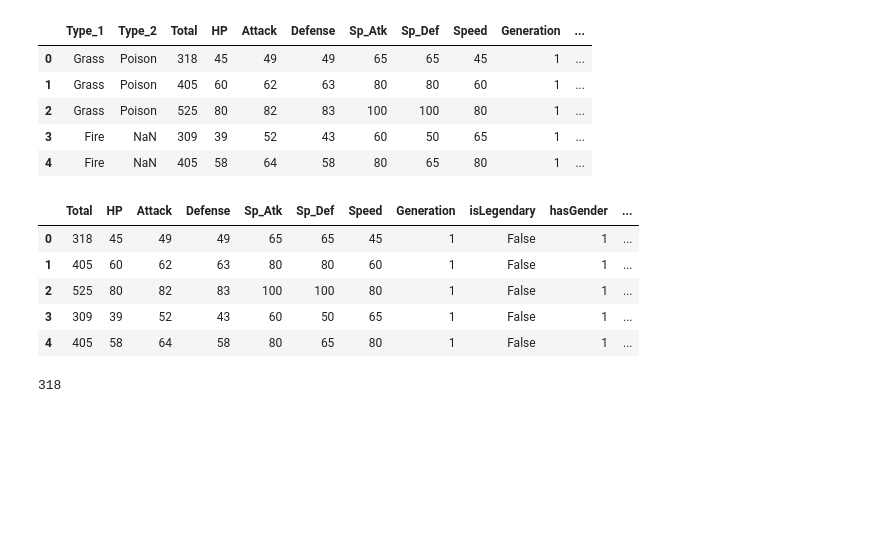
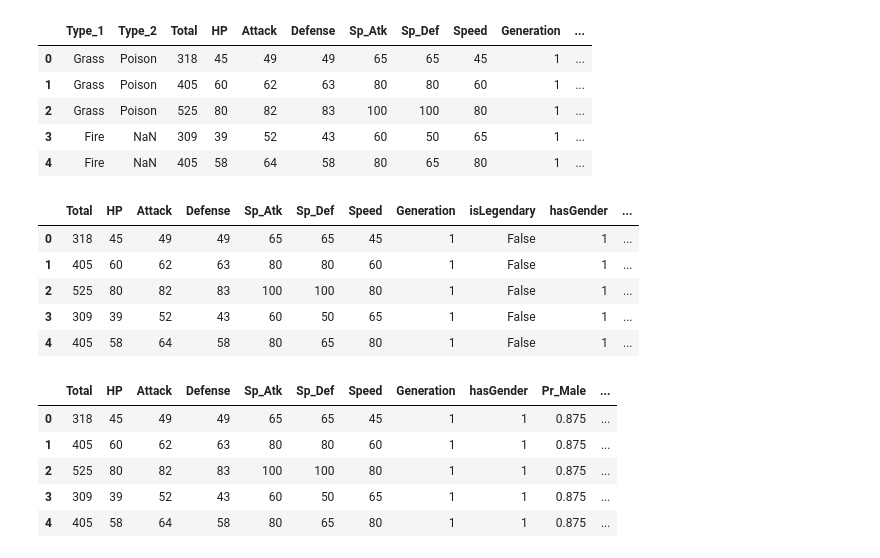
Before and after one commit to isoori/Pok-mon, a Jupyter notebook: Untitled.ipynb, the cells around one changed output. Drawn from its saved outputs; the diff is of its cells as text; code cells hidden in the pictures; blank space fills up the shorter version.

```diff
--- a/Untitled.ipynb
+++ b/Untitled.ipynb
@@ -107,7 +112,15 @@ total.head()
 | 2 | 525 | 80 | 82 | 83 | 100 | 100 | 80 | 1 | False | 1 | ... |
 | 3 | 309 | 39 | 52 | 43 | 60 | 50 | 65 | 1 | False | 1 | ... |
 | 4 | 405 | 58 | 64 | 58 | 80 | 65 | 80 | 1 | False | 1 | ... |
-# %%
-45+49+49+65+65+45
-# %% [output]
-318
+# %%
+feature = total.drop('isLegendary',axis=1)
+target = total['isLegendary']*1
+# %%
+feature.head()
+# %% [output]
+|  | Total | HP | Attack | Defense | Sp_Atk | Sp_Def | Speed | Generation | hasGender | Pr_Male | ... |
+| 0 | 318 | 45 | 49 | 49 | 65 | 65 | 45 | 1 | 1 | 0.875 | ... |
+| 1 | 405 | 60 | 62 | 63 | 80 | 80 | 60 | 1 | 1 | 0.875 | ... |
+| 2 | 525 | 80 | 82 | 83 | 100 | 100 | 80 | 1 | 1 | 0.875 | ... |
+| 3 | 309 | 39 | 52 | 43 | 60 | 50 | 65 | 1 | 1 | 0.875 | ... |
+| 4 | 405 | 58 | 64 | 58 | 80 | 65 | 80 | 1 | 1 | 0.875 | ... |
```
Also changed, not shown: parts of 5 cells of this notebook.
